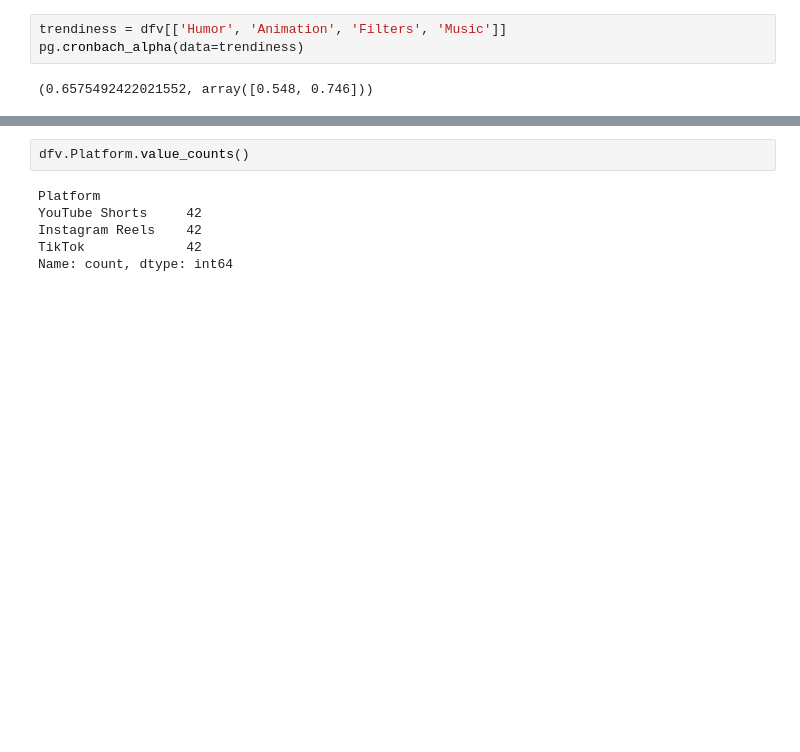
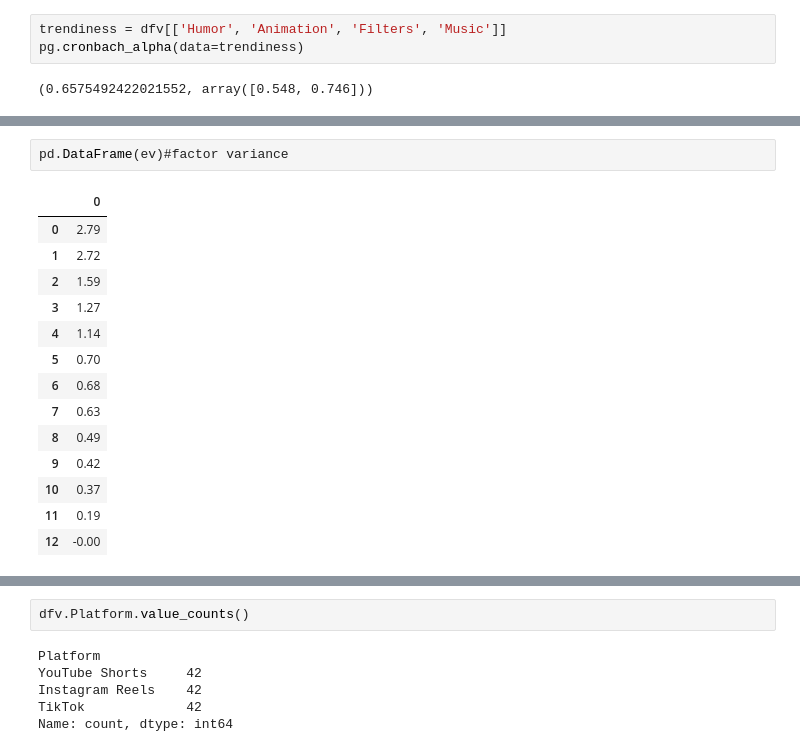
Before and after one commit to stephenwonchulsong/share, a Jupyter notebook: TheissThesis/Analysis/Analysis.ipynb, the cells around one changed output, grey strips where cells are left out. Drawn from its saved outputs; the diff is of its cells as text; blank space fills up the shorter version.

```diff
--- a/TheissThesis/Analysis/Analysis.ipynb
+++ b/TheissThesis/Analysis/Analysis.ipynb
@@ -65,0 +99,17 @@ dfv['trendiness'] = trendiness.sum(axis=1)
+# %%
+pd.DataFrame(ev)#factor variance
+# %% [output]
+|  | 0 |
+| 0 | 2.79 |
+| 1 | 2.72 |
+| 2 | 1.59 |
+| 3 | 1.27 |
+| 4 | 1.14 |
+| 5 | 0.70 |
+| 6 | 0.68 |
+| 7 | 0.63 |
+| 8 | 0.49 |
+| 9 | 0.42 |
+| 10 | 0.37 |
+| 11 | 0.19 |
+| 12 | -0.00 |
```
Also changed, not shown: parts of 12 cells of this notebook, 10 other files.
